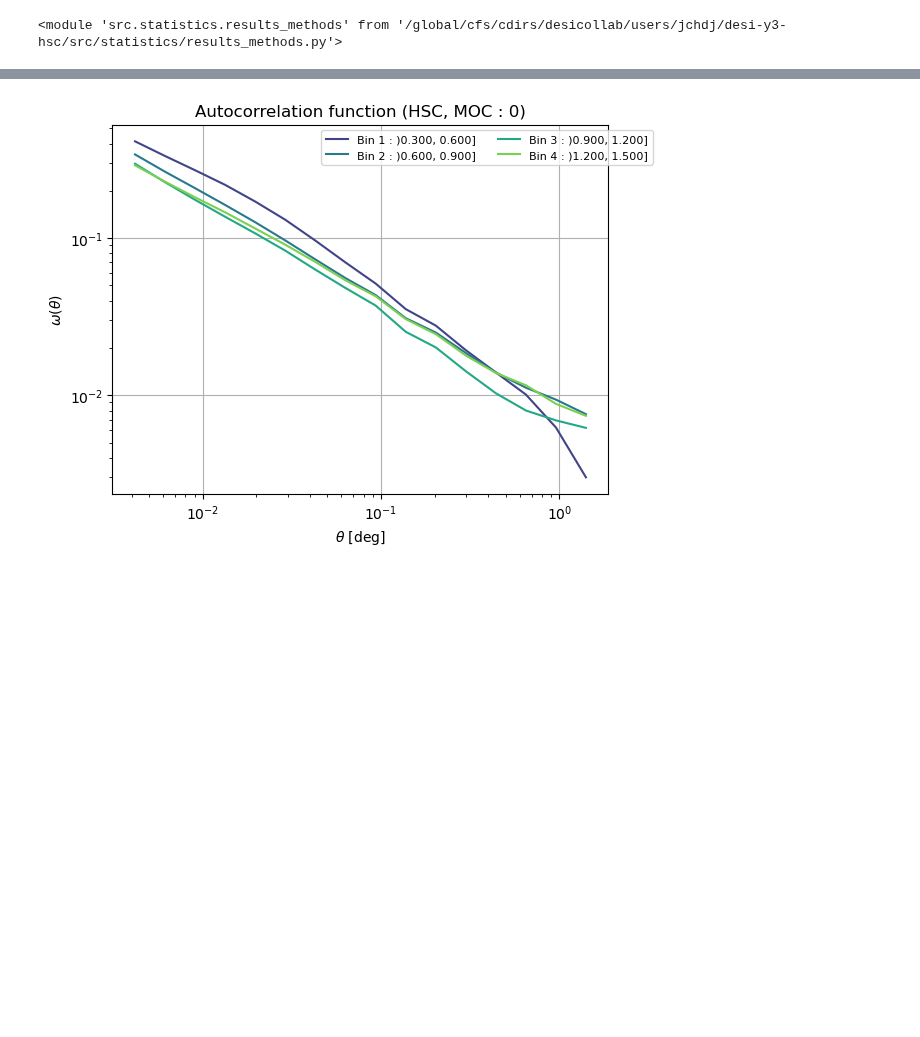
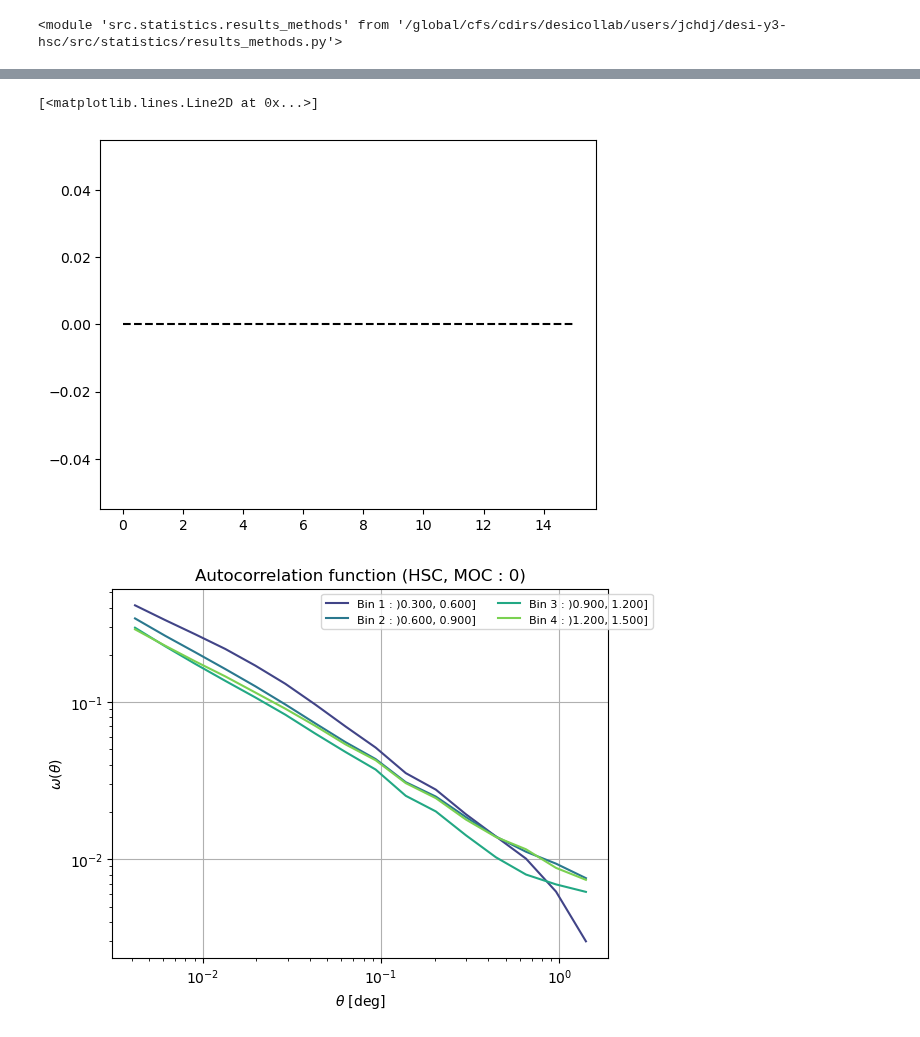
Before and after one commit to JeanCHDJdev/desi-y3-hsc, a Jupyter notebook: src/statistics/nb/plot_crosscorr.ipynb, the cells around one changed output, grey strips where cells are left out. Saved outputs shown, nothing was run; the diff lists cells and outputs as text; code cells hidden in the pictures; blank space fills up the shorter version.

```diff
--- a/src/statistics/nb/plot_crosscorr.ipynb
+++ b/src/statistics/nb/plot_crosscorr.ipynb
@@ -540,3 +545,8 @@ fig.tight_layout()
+# %%
+plt.plot(store_corr1-store_corr2, 'k--', lw=1.5)
+# %% [output]
+[<matplotlib.lines.Line2D at 0x...>]
+[figure, added]
 # %%
 ## settings for simple autocorrelation plot
 #file_reader_autos = [
```
Also changed, not shown: parts of 1 cell of this notebook.
